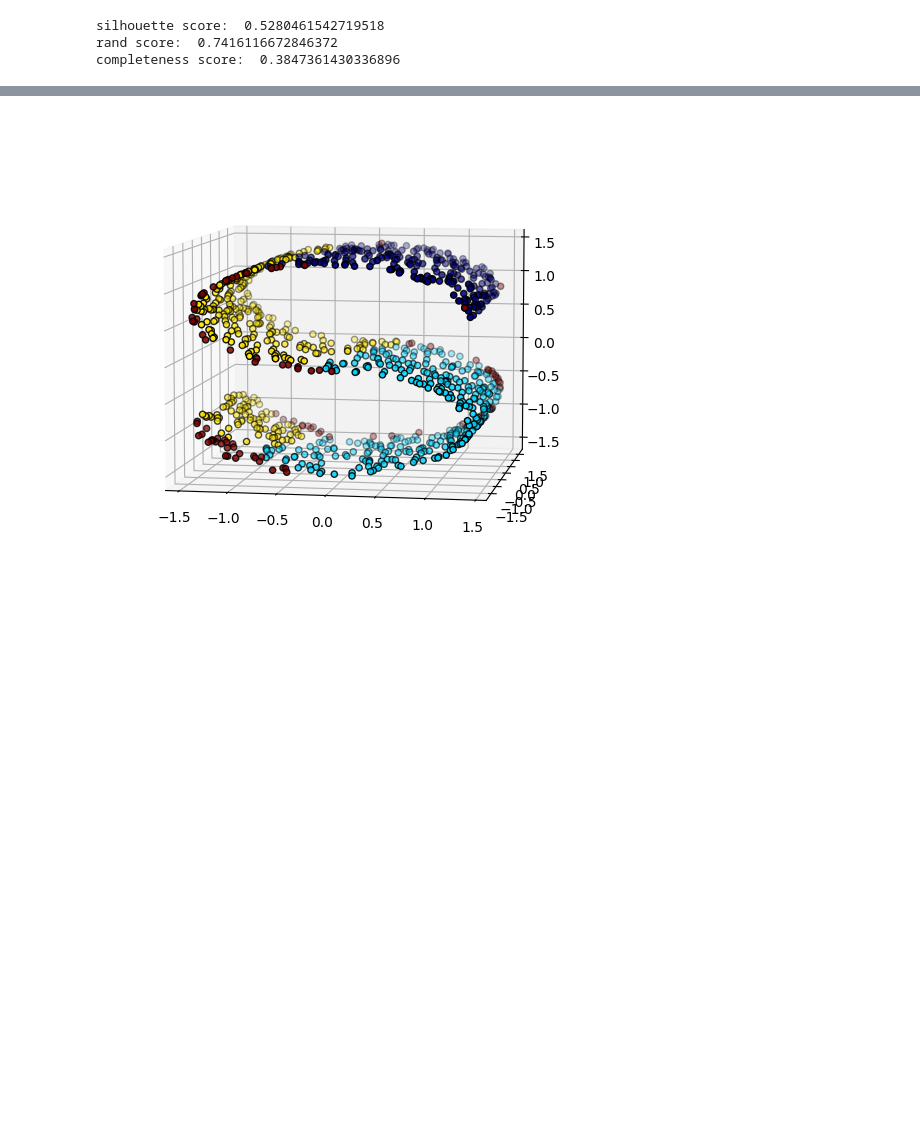
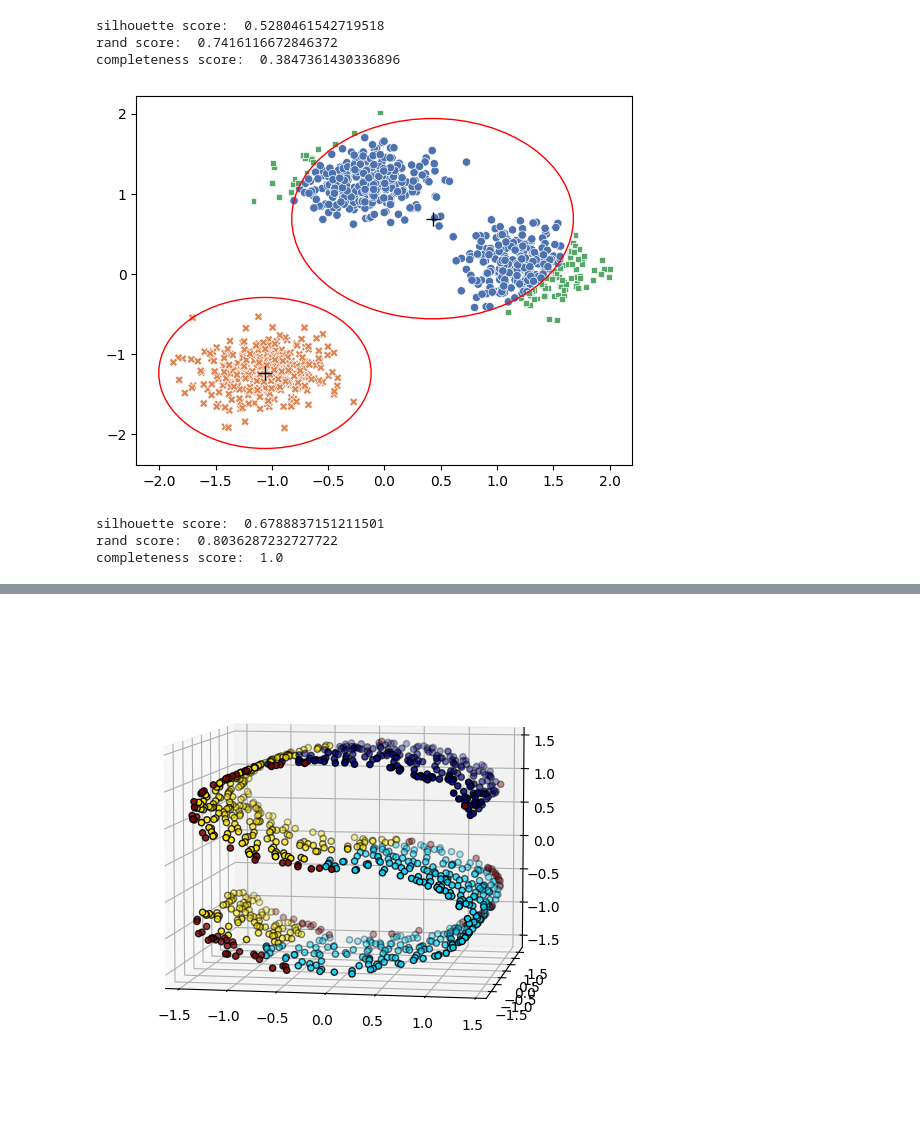
Before and after one commit to ArthRie/trimkmeans, a Jupyter notebook: metric_evaluation.ipynb, the cells around one changed output, grey strips where cells are left out. Saved outputs shown, nothing was run; the diff lists cells and outputs as text; code cells hidden in the pictures; blank space fills up the shorter version.

```diff
--- a/metric_evaluation.ipynb
+++ b/metric_evaluation.ipynb
@@ -13,7 +16,10 @@ from trimkmeans.metrics import trimmed_kmeans_metric_unsupervised
 from trimkmeans.metrics import trimmed_kmeans_metric_supervised
 from sklearn.cluster import KMeans
 # %%
-def plot_clustering(n_samples, centers, distribution, cluster_method, noise = 0.0, runs= 1, cluster_std= 1, metrics= [], plot= True, trim=0.1):
+def plot_clustering(n_samples, centers, distribution, cluster_method, noise = 0.0, runs= 1, cluster_std= 1, metrics= [], plot= True, trim=0.1, n_cluster=None):
+    #if no n_cluster is provided its assumed that centers and n_clusters are equal
+    if not n_cluster:
+        n_cluster = centers
     # Create a dataset of 2D distributions
     if distribution == 'make_blobs':
         X_train, true_labels = make_blobs(n_samples=n_samples, centers=centers, random_state=42, cluster_std= cluster_std)
@@ -21,6 +27,23 @@ def plot_clustering(n_samples, centers, distribution, cluster_method, noise = 0.
         X_train, true_labels = make_moons(n_samples=1000, random_state=42, noise= noise)
     elif distribution == 'make_circles':
         X_train, true_labels = make_circles(n_samples=1000, random_state=42, noise= noise)
+    #https://scikit-learn.org/stable/auto_examples/cluster/plot_kmeans_assumptions.html
+    elif distribution == 'anisotropicly_distributed':
+        if n_cluster != 3:
+            raise ValueError('anisotropicly_distributed needs 3 clusters')
+        X, true_labels = make_blobs(n_samples=n_samples, random_state=42)
+        transformation = [[0.60834549, -0.63667341], [-0.40887718, 0.85253229]]
+        X_train = np.dot(X, transformation)
+    elif distribution == 'different_variance':
+        if n_cluster != 3:
+            raise ValueError('anisotropicly_distributed needs 3 clusters')
+        X_train, true_labels = make_blobs(n_samples=n_samples, random_state=42, cluster_std=[1.0, 2.5, 0.5])
+    elif distribution == 'unevenly_sized':
+        if n_cluster != 3:
+            raise ValueError('anisotropicly_distributed needs 3 clusters')
+        X, y = make_blobs(n_samples=1500, random_state=42)
+        X_train = np.vstack((X[y == 0][:500], X[y == 1][:100], X[y == 2][:10]))
+        true_labels = ([0] * 500) + ([1] *100) + ([2] *10)
     elif distribution == 'make_s_curve':
         X_train, true_labels = make_s_curve(n_samples=1000, random_state=42, noise= noise)
     elif distribution == 'make_swiss_roll':
@@ -32,11 +55,11 @@ def plot_clustering(n_samples, centers, distribution, cluster_method, noise = 0.
     X_train = StandardScaler().fit_transform(X_train)
     # Fit centroids to dataset
     if cluster_method == 'trimmed_kmeans':
-        cluster_object = TrimKMeans(n_clusters=centers, trim=trim, n_init=runs)
+        cluster_object = TrimKMeans(n_clusters=n_cluster, trim=trim, n_init=runs)
         cluster_object.fit(X_train)
         labels = cluster_object.predict(X_train)
     elif cluster_method == 'kmeans':
-        cluster_object = KMeans(n_clusters=centers, random_state=42, n_init=runs)
+        cluster_object = KMeans(n_clusters=n_cluster, random_state=42, n_init=runs)
         cluster_object.fit(X_train)
         labels = cluster_object.predict(X_train)
     else:
@@ -76,11 +99,20 @@ def plot_clustering(n_samples, centers, distribution, cluster_method, noise = 0.
                     plt.gca().add_patch(circle)
         plt.show()
     if 'silhouette_score' in metrics:
-        print('silhouette score: ', trimmed_kmeans_metric_unsupervised(X_train, labels, 'silhouette_score'))
+        if cluster_method == 'trimmed_kmeans':
+            print('silhouette score: ', trimmed_kmeans_metric_unsupervised(X_train, labels, 'silhouette_score'))
+        else:
+            print('silhouette score: ', silhouette_score(X_train, labels, metric='euclidean'))
     if 'rand_score' in metrics:
-        print('rand score: ',trimmed_kmeans_metric_supervised(true_labels, labels, 'rand_score'))
+        if cluster_method == 'trimmed_kmeans':
+            print('rand score: ', trimmed_kmeans_metric_supervised(true_labels, labels, 'rand_score'))
+        else:
+            print('rand score: ',rand_score(true_labels, labels))
     if 'completeness_score' in metrics:
-        print('completeness score: ',trimmed_kmeans_metric_supervised(true_labels, labels, 'completeness_score'))
+        if cluster_method == 'trimmed_kmeans':
+            print('completeness score: ', trimmed_kmeans_metric_supervised(true_labels, labels, 'completeness_score'))
+        else:
+            print('completeness score: ', completeness_score(true_labels, labels))
 # %%
 #trimmedkmeans 100 samples three centers
 plot_clustering(100, 3, distribution= 'make_blobs', cluster_method= 'trimmed_kmeans')
@@ -319,3 +351,11 @@ plot_clustering(1000,
 silhouette score:  0.5280461542719518
 rand score:  0.7416116672846372
 completeness score:  0.3847361430336896
+# %%
+#create a dataset with incorrect number of blobs
+plot_clustering(1000, 3, distribution= 'make_blobs', cluster_method= 'trimmed_kmeans', cluster_std=1.5, metrics = METRICS, n_cluster=2)
+# %% [output]
+[figure, added]
+silhouette score:  0.6788837151211501
+rand score:  0.8036287232727722
+completeness score:  1.0
```
Also changed, not shown: parts of 8 cells of this notebook.
